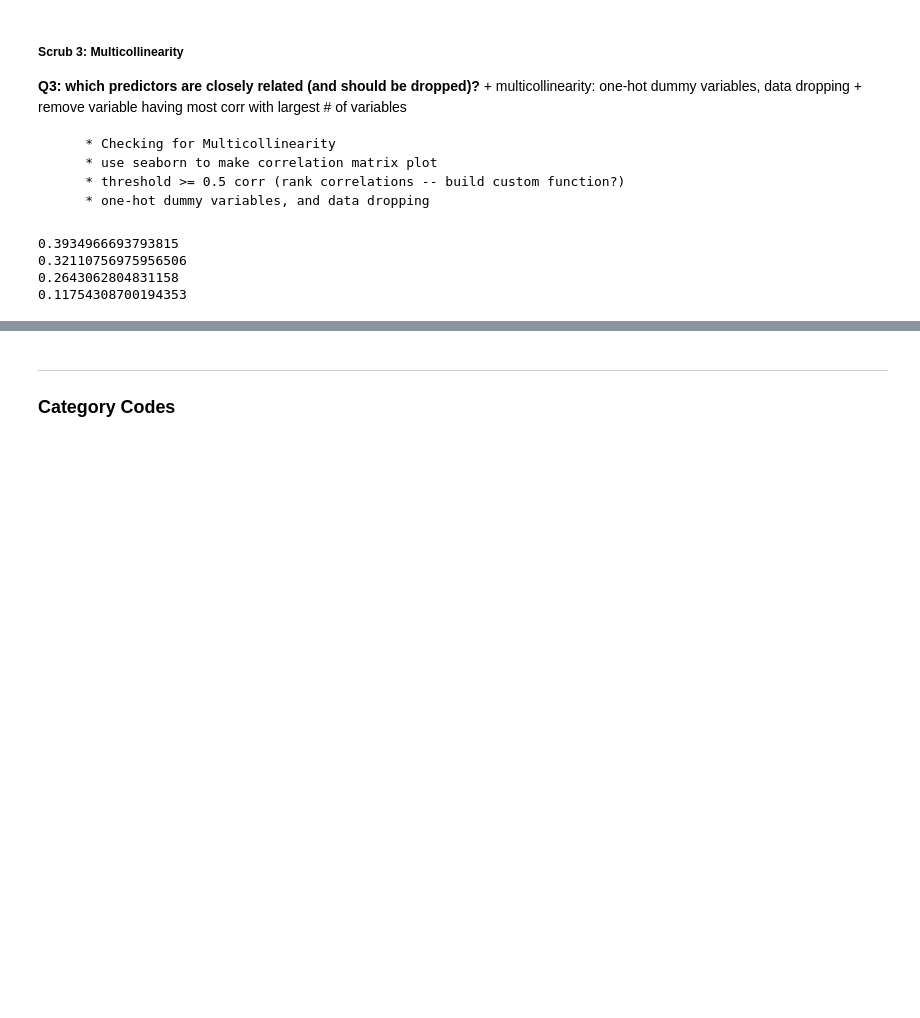
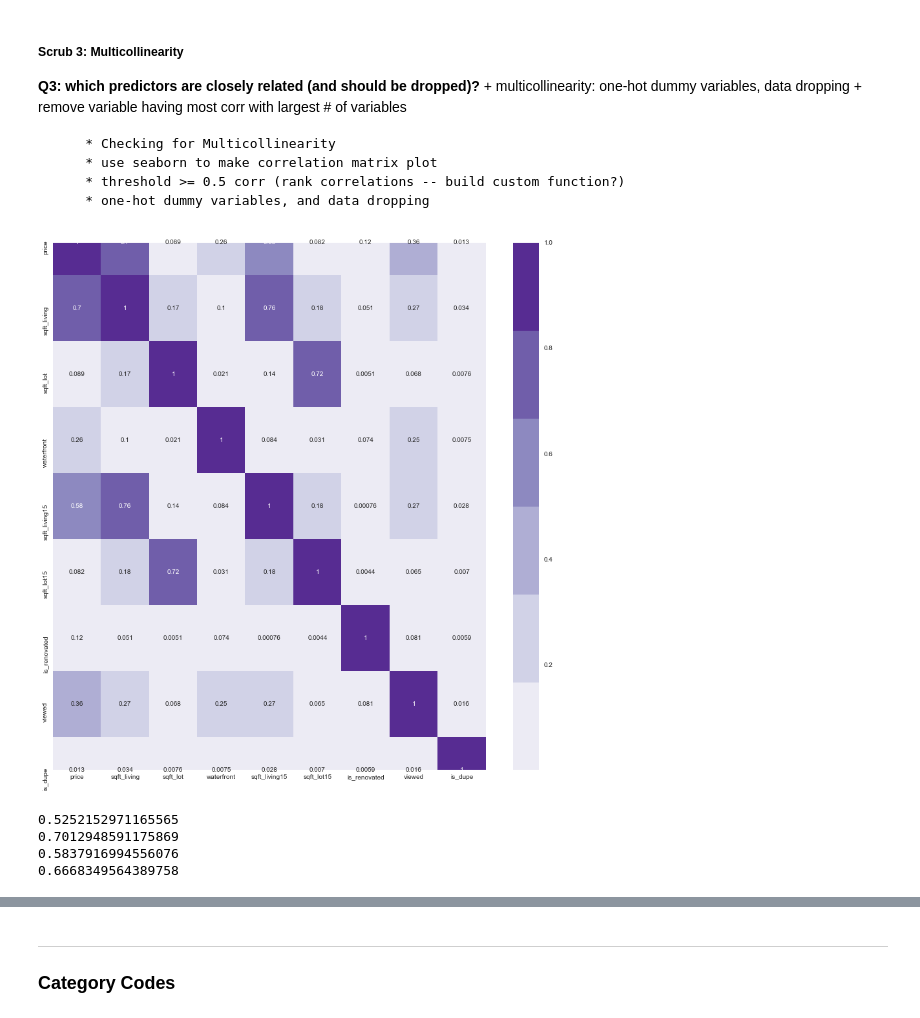
Before and after one commit to alphasentaurii/predicting-home-values-with-multiple-linear-regression, a Jupyter notebook: 1_scrub_student.ipynb, the cells around one changed output, grey strips where cells are left out. Saved outputs shown, nothing was run; the diff lists cells and outputs as text; code cells hidden in the pictures; blank space fills up the shorter version.

```diff
--- a/1_scrub_student.ipynb
+++ b/1_scrub_student.ipynb
@@ -767,3 +1129,8 @@ df_dupes.loc[df_dupes['id'] == 6021501535]
 |  | id | date | price | bedrooms | bathrooms | sqft_living | sqft_lot | floors | waterfront | view | ... |
 | 93 | 6021501535 | 2014-07-25 | 430000.0 | 3 | 1.5 | 1580 | 5000 | 1.0 | False | 0.0 | ... |
 | 94 | 6021501535 | 2014-12-23 | 700000.0 | 3 | 1.5 | 1580 | 5000 | 1.0 | False | 0.0 | ... |
+# %%
+# Set index of df_dupes to 'id'
+df_dupes.set_index('id')
+# Set index of df to 'id'
+df.set_index('id')
@@ -823,11 +1207,14 @@ hot_drop = ['id',
             'date',
             'view',
             'yr_renovated',
+            'yr_built',
             'zipcode',
             'lat',
             'long',
             'yb_range',
-            'zip_range']
+            'zip_range',
+            'sqft_above',
+            'sqft_basement']
 # %%
 # store hot_drop columns in separate df
 df_drops = df[hot_drop].copy()
@@ -943,4 +1267,0 @@ df_drops.head()
-# %%
-# drop basement and above cols from df
-# df.drop(hot_drop, axis=1, inplace=True)
-df.drop(hot_drop, axis=1, inplace=True)
@@ -1041,9 +1373,22 @@ Heatmap: Absolute Correlation Matrix
 # %%
 corr = df.corr()
 
-plt.figure(figsize=(20,20))
-sns.heatmap(data=corr.abs(), annot=True, cmap=sns.color_palette('Blues'))
+plt.figure(figsize=(15,15))
+sns.heatmap(data=corr.abs(), annot=True, cmap=sns.color_palette('Purples'))
 plt.show()
+# %% [output]
+[figure, added]
+# %%
+# Quick correlation check with the target (price) indicates none of the columns addressed above will be useful predictors (all have correlation coefficients below 0.5)
+print(df['bathrooms'].corr(df['price']))
+print(df['sqft_living'].corr(df['price']))
+print(df['sqft_living15'].corr(df['price']))
+print(df['grade'].corr(df['price']))
+# %% [output]
+0.5252152971165565
+0.7012948591175869
+0.5837916994556076
+0.6668349564389758
 # %%
 def plot_reg(data, feature, target):
     sns.regplot(x=feature, y=target, data=data)
@@ -1056,11 +1395,0 @@ plot_reg(df, 'zipcode', 'price')
-# %%
-# Quick correlation check with the target (price) indicates none of the columns addressed above will be useful predictors (all have correlation coefficients below 0.5)
-print(df['view'].corr(df['price']))
-print(df['sqft_basement'].corr(df['price']))
-print(df['waterfront'].corr(df['price']))
-print(df['is_renovated'].corr(df['price']))
-# %% [output]
-0.3934966693793815
-0.32110756975956506
-0.2643062804831158
-0.11754308700194353
```
Also changed, not shown: parts of 125 cells of this notebook, 1 other file.
